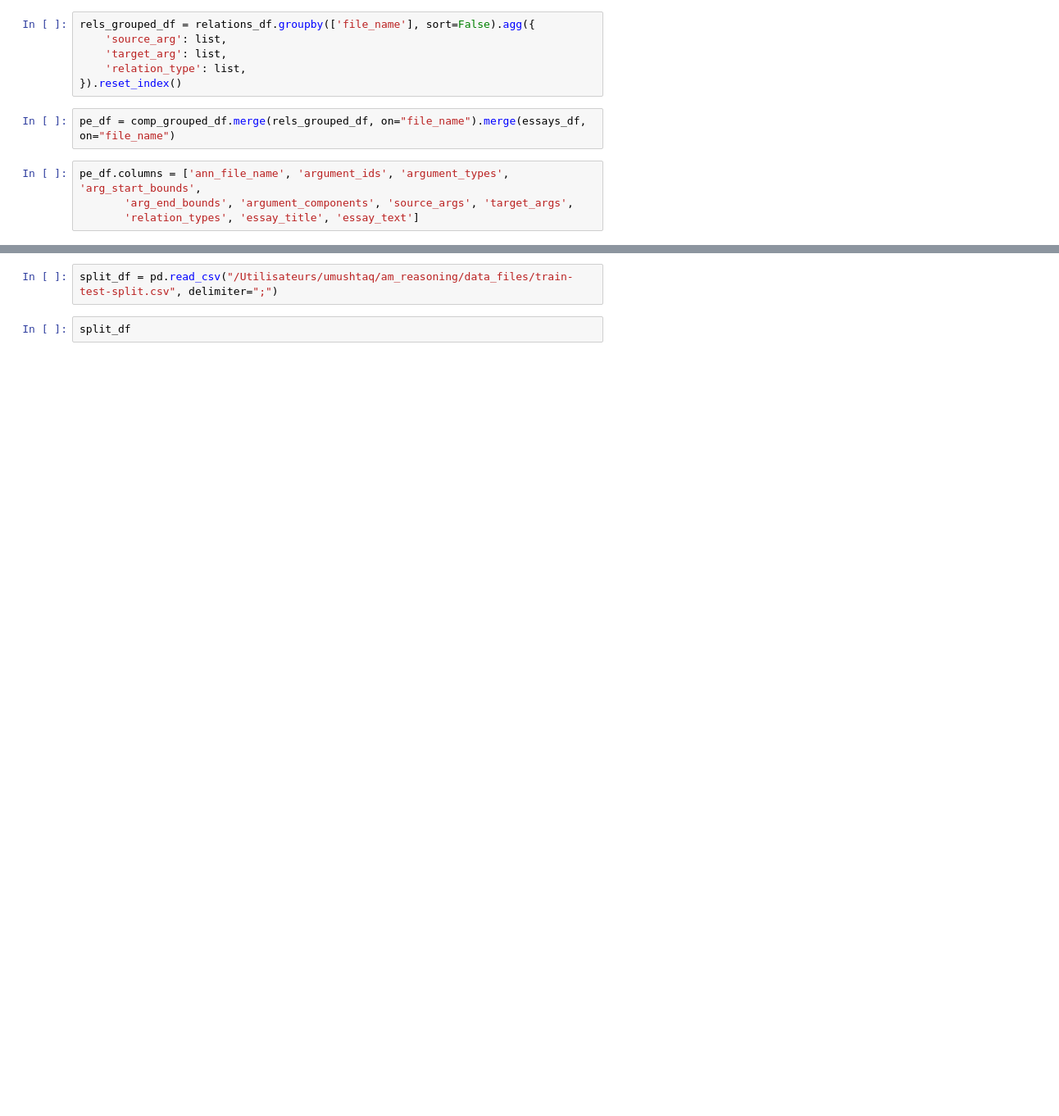
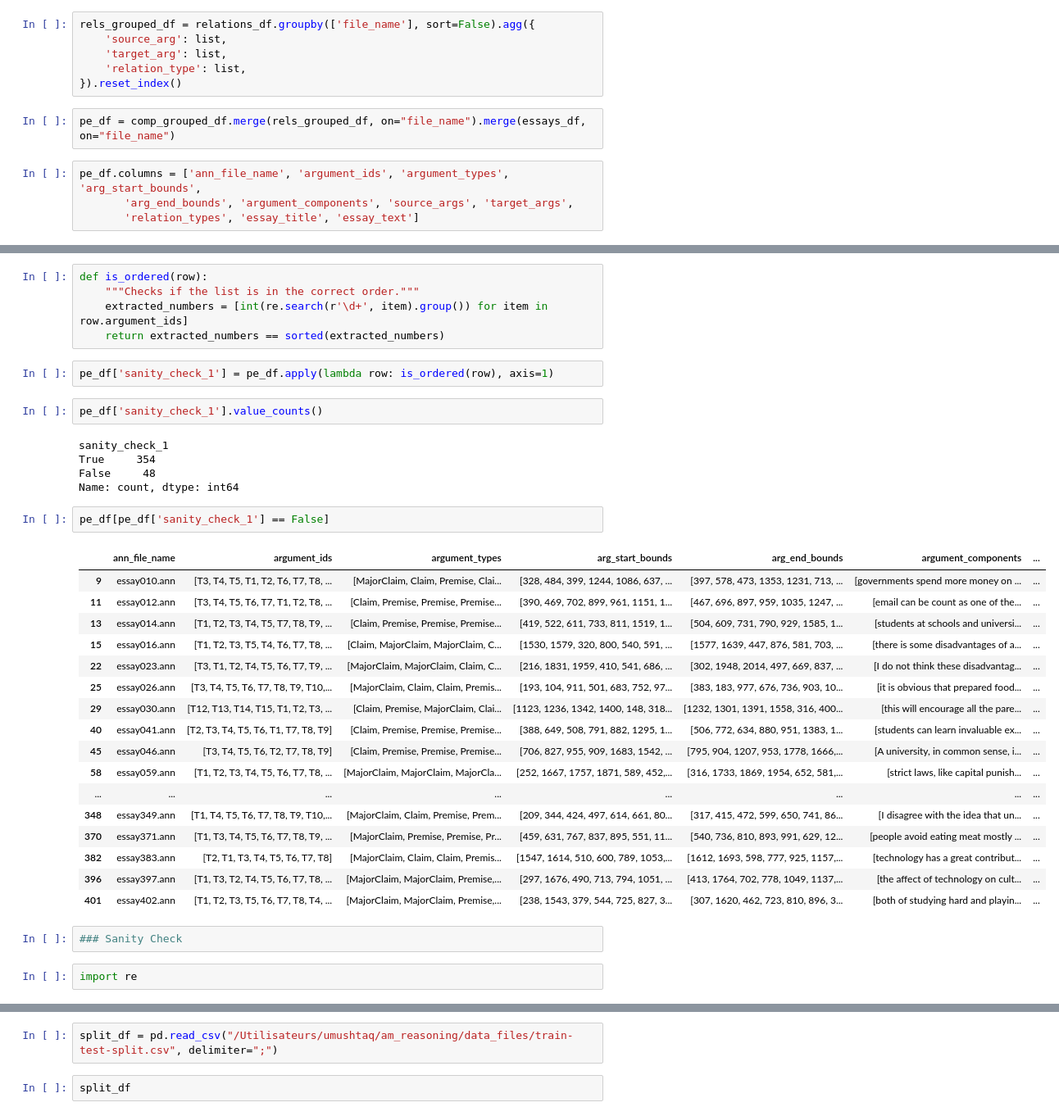
Before and after one commit to mohammadoumar/am_reasoning, a Jupyter notebook: notebooks/build_pe_dataset.ipynb, the cells around one changed output, grey strips where cells are left out. Shown: that part at 82% size. Saved outputs shown, nothing was run; the diff lists cells and outputs as text; blank space fills up the shorter version.

```diff
--- a/notebooks/build_pe_dataset.ipynb
+++ b/notebooks/build_pe_dataset.ipynb
@@ -234,0 +184,38 @@ pe_df
+# %%
+def is_ordered(row):
+    """Checks if the list is in the correct order."""
+    extracted_numbers = [int(re.search(r'\d+', item).group()) for item in row.argument_ids]
+    return extracted_numbers == sorted(extracted_numbers)
+# %%
+pe_df['sanity_check_1'] = pe_df.apply(lambda row: is_ordered(row), axis=1)
+# %%
+pe_df['sanity_check_1'].value_counts()
+# %% [output]
+sanity_check_1
+True     354
+False     48
+Name: count, dtype: int64
+# %%
+pe_df[pe_df['sanity_check_1'] == False]
+# %% [output]
+|  | ann_file_name | argument_ids | argument_types | arg_start_bounds | arg_end_bounds | argument_components | ... |
+| 9 | essay010.ann | [T3, T4, T5, T1, T2, T6, T7, T8, ... | [MajorClaim, Claim, Premise, Clai... | [328, 484, 399, 1244, 1086, 637, ... | [397, 578, 473, 1353, 1231, 713, ... | [governments spend more money on ... | ... |
+| 11 | essay012.ann | [T3, T4, T5, T6, T7, T1, T2, T8, ... | [Claim, Premise, Premise, Premise... | [390, 469, 702, 899, 961, 1151, 1... | [467, 696, 897, 959, 1035, 1247, ... | [email can be count as one of the... | ... |
+| 13 | essay014.ann | [T1, T2, T3, T4, T5, T7, T8, T9, ... | [Claim, Premise, Premise, Premise... | [419, 522, 611, 733, 811, 1519, 1... | [504, 609, 731, 790, 929, 1585, 1... | [students at schools and universi... | ... |
+| 15 | essay016.ann | [T1, T2, T3, T5, T4, T6, T7, T8, ... | [Claim, MajorClaim, MajorClaim, C... | [1530, 1579, 320, 800, 540, 591, ... | [1577, 1639, 447, 876, 581, 703, ... | [there is some disadvantages of a... | ... |
+| 22 | essay023.ann | [T3, T1, T2, T4, T5, T6, T7, T9, ... | [MajorClaim, MajorClaim, Claim, C... | [216, 1831, 1959, 410, 541, 686, ... | [302, 1948, 2014, 497, 669, 837, ... | [I do not think these disadvantag... | ... |
+| 25 | essay026.ann | [T3, T4, T5, T6, T7, T8, T9, T10,... | [MajorClaim, Claim, Claim, Premis... | [193, 104, 911, 501, 683, 752, 97... | [383, 183, 977, 676, 736, 903, 10... | [it is obvious that prepared food... | ... |
+| 29 | essay030.ann | [T12, T13, T14, T15, T1, T2, T3, ... | [Claim, Premise, MajorClaim, Clai... | [1123, 1236, 1342, 1400, 148, 318... | [1232, 1301, 1391, 1558, 316, 400... | [this will encourage all the pare... | ... |
+| 40 | essay041.ann | [T2, T3, T4, T5, T6, T1, T7, T8, T9] | [Claim, Premise, Premise, Premise... | [388, 649, 508, 791, 882, 1295, 1... | [506, 772, 634, 880, 951, 1383, 1... | [students can learn invaluable ex... | ... |
+| 45 | essay046.ann | [T3, T4, T5, T6, T2, T7, T8, T9] | [Claim, Premise, Premise, Premise... | [706, 827, 955, 909, 1683, 1542, ... | [795, 904, 1207, 953, 1778, 1666,... | [A university, in common sense, i... | ... |
+| 58 | essay059.ann | [T1, T2, T3, T4, T5, T6, T7, T8, ... | [MajorClaim, MajorClaim, MajorCla... | [252, 1667, 1757, 1871, 589, 452,... | [316, 1733, 1869, 1954, 652, 581,... | [strict laws, like capital punish... | ... |
+| ... | ... | ... | ... | ... | ... | ... | ... |
+| 348 | essay349.ann | [T1, T4, T5, T6, T7, T8, T9, T10,... | [MajorClaim, Claim, Premise, Prem... | [209, 344, 424, 497, 614, 661, 80... | [317, 415, 472, 599, 650, 741, 86... | [I disagree with the idea that un... | ... |
+| 370 | essay371.ann | [T1, T3, T4, T5, T6, T7, T8, T9, ... | [MajorClaim, Premise, Premise, Pr... | [459, 631, 767, 837, 895, 551, 11... | [540, 736, 810, 893, 991, 629, 12... | [people avoid eating meat mostly ... | ... |
+| 382 | essay383.ann | [T2, T1, T3, T4, T5, T6, T7, T8] | [MajorClaim, Claim, Claim, Premis... | [1547, 1614, 510, 600, 789, 1053,... | [1612, 1693, 598, 777, 925, 1157,... | [technology has a great contribut... | ... |
+| 396 | essay397.ann | [T1, T3, T2, T4, T5, T6, T7, T8, ... | [MajorClaim, MajorClaim, Premise,... | [297, 1676, 490, 713, 794, 1051, ... | [413, 1764, 702, 778, 1049, 1137,... | [the affect of technology on cult... | ... |
+| 401 | essay402.ann | [T1, T2, T3, T5, T6, T7, T8, T4, ... | [MajorClaim, MajorClaim, Premise,... | [238, 1543, 379, 544, 725, 827, 3... | [307, 1620, 462, 723, 810, 896, 3... | [both of studying hard and playin... | ... |
+# %%
+### Sanity Check
+# %%
+import re
```
Also changed, not shown: parts of 9 cells of this notebook, 1 other file.
